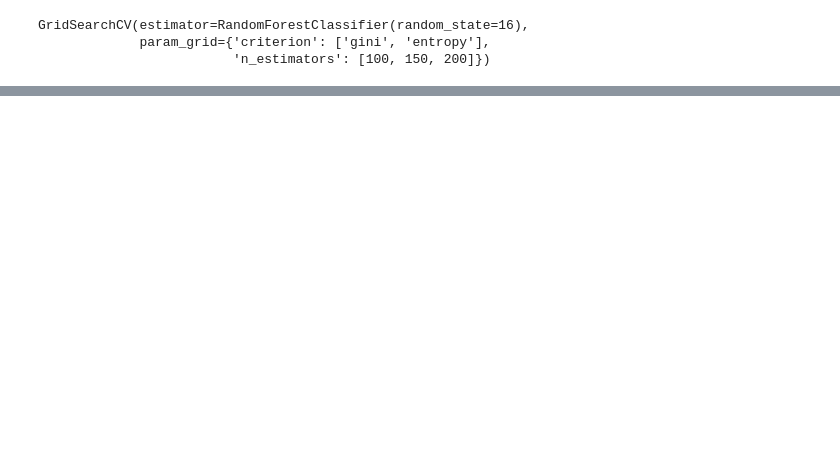
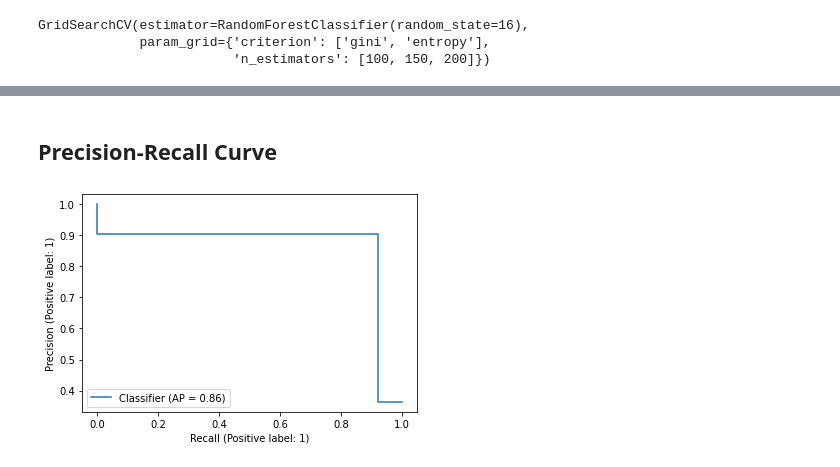
Before and after one commit to YENSTDi/interview_testing_chinesemedicine, a Jupyter notebook: Test1.ipynb, the cells around one changed output, grey strips where cells are left out. Cells and saved outputs as stored; diff of their text form; code cells hidden in the pictures; blank space fills up the shorter version.

```diff
--- a/Test1.ipynb
+++ b/Test1.ipynb
@@ -132,0 +157,6 @@ pd.DataFrame(grid_cv.cv_results_)
+# %% [markdown]
+## Precision-Recall Curve
+# %%
+display = PrecisionRecallDisplay.from_predictions(y_test, prediction_y)
+# %% [output]
+[figure, added]
```
Also changed, not shown: parts of 10 cells of this notebook.
